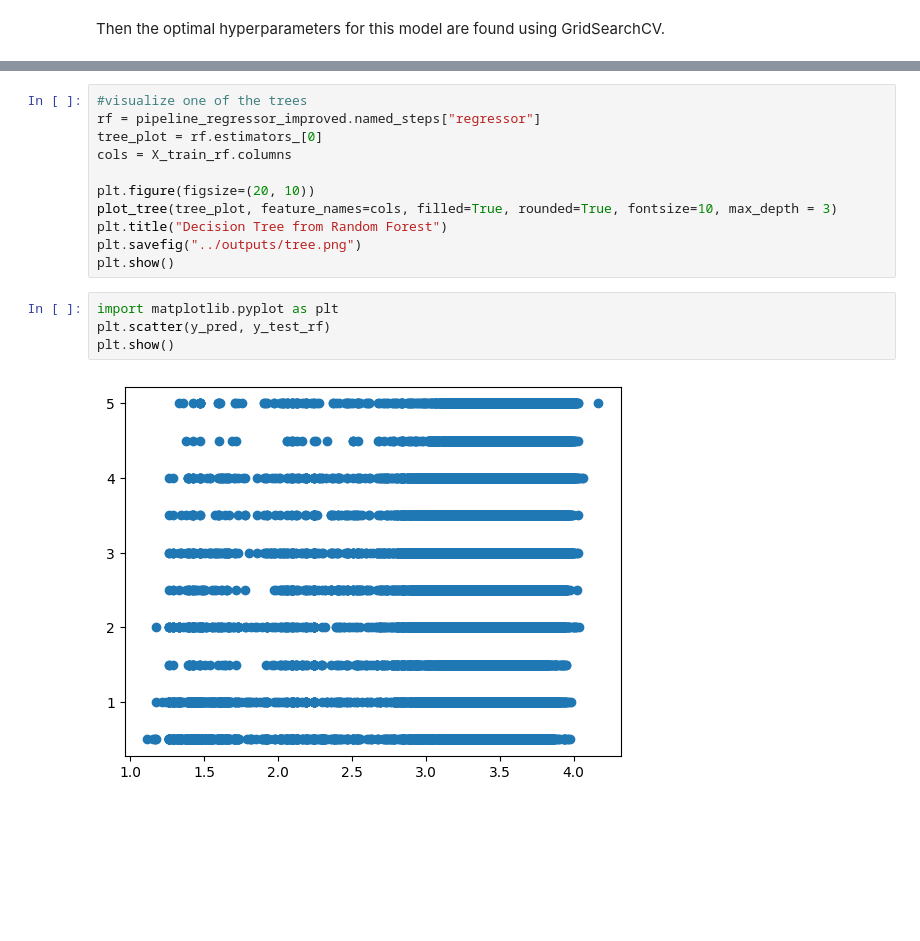
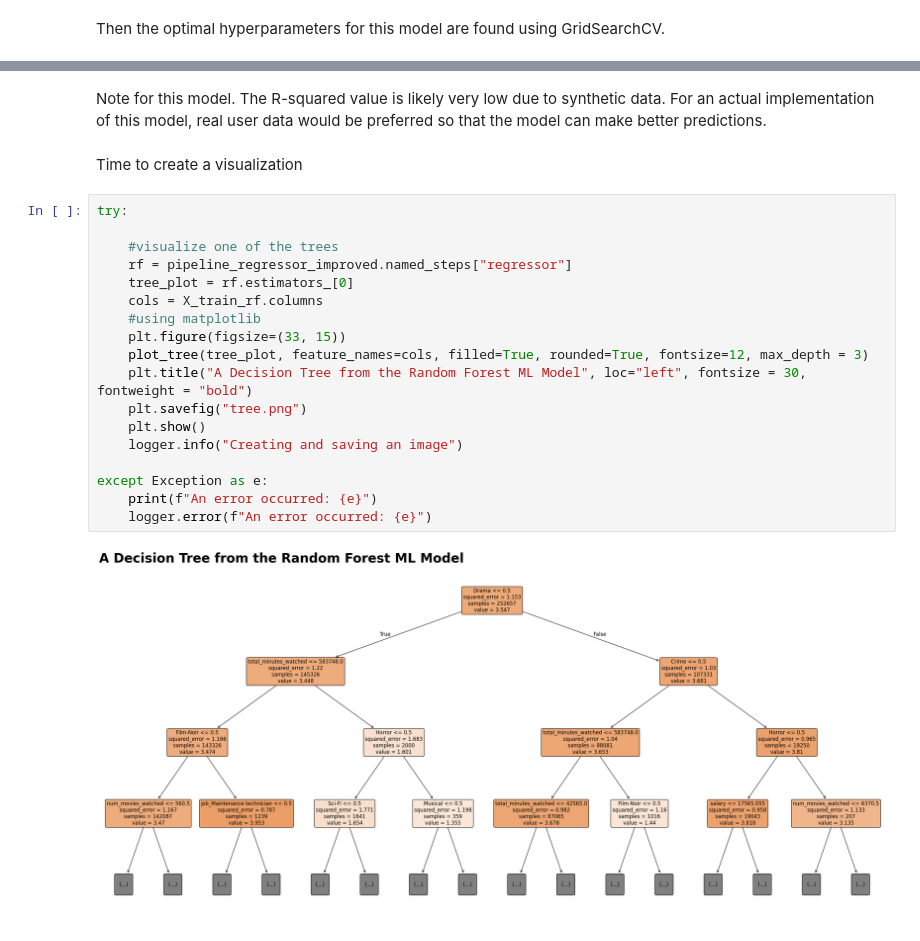
Before and after one commit to RyanErm/MovieDataset, a Jupyter notebook: pipeline.ipynb, the cells around one changed output, grey strips where cells are left out. Cells and saved outputs as stored; diff of their text form; blank space fills up the shorter version.

```diff
--- a/pipeline.ipynb
+++ b/pipeline.ipynb
@@ -252,17 +270,24 @@ except Exception as e:
+# %% [markdown]
+Note for this model. The R-squared value is likely very low due to synthetic data. For an actual implementation of this model, real user data would be preferred so that the model can make better predictions.
+# %% [markdown]
+Time to create a visualization
 # %%
-#visualize one of the trees
-rf = pipeline_regressor_improved.named_steps["regressor"]
-tree_plot = rf.estimators_[0]
-cols = X_train_rf.columns
+try:
 
-plt.figure(figsize=(20, 10))
-plot_tree(tree_plot, feature_names=cols, filled=True, rounded=True, fontsize=10, max_depth = 3)
-plt.title("Decision Tree from Random Forest")
-plt.savefig("../outputs/tree.png")
-plt.show()
+    #visualize one of the trees
+    rf = pipeline_regressor_improved.named_steps["regressor"]
+    tree_plot = rf.estimators_[0]
+    cols = X_train_rf.columns
+    #using matplotlib
+    plt.figure(figsize=(33, 15))
+    plot_tree(tree_plot, feature_names=cols, filled=True, rounded=True, fontsize=12, max_depth = 3)
+    plt.title("A Decision Tree from the Random Forest ML Model", loc="left", fontsize = 30, fontweight = "bold")
+    plt.savefig("tree.png")
+    plt.show()
+    logger.info("Creating and saving an image")
+
+except Exception as e:
+    print(f"An error occurred: {e}")
+    logger.error(f"An error occurred: {e}")
+# %% [output]
+[figure, added]
-# %%
-import matplotlib.pyplot as plt
-plt.scatter(y_pred, y_test_rf)
-plt.show()
-# %% [output]
-[figure, removed]
```
Also changed, not shown: parts of 20 cells of this notebook, 2 other files.
